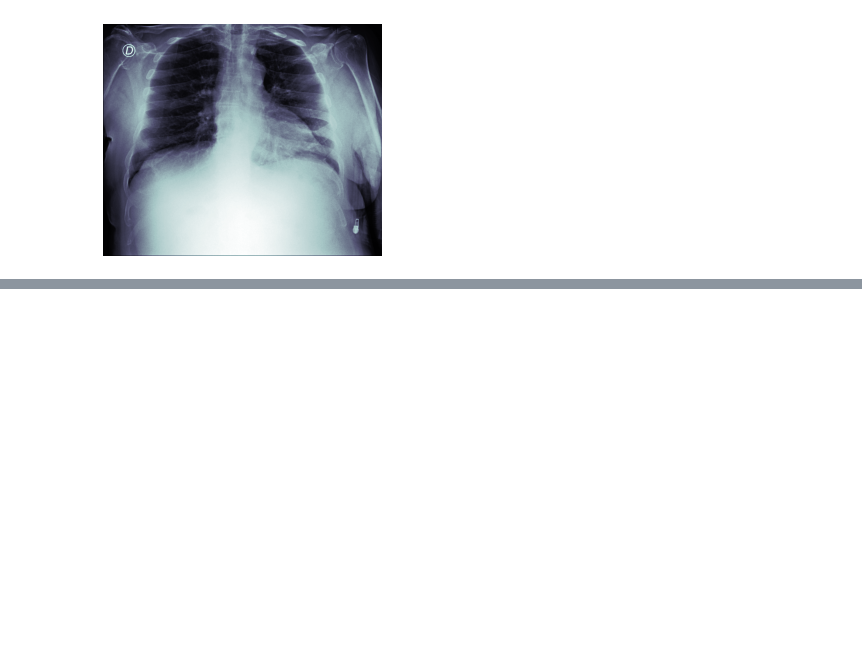
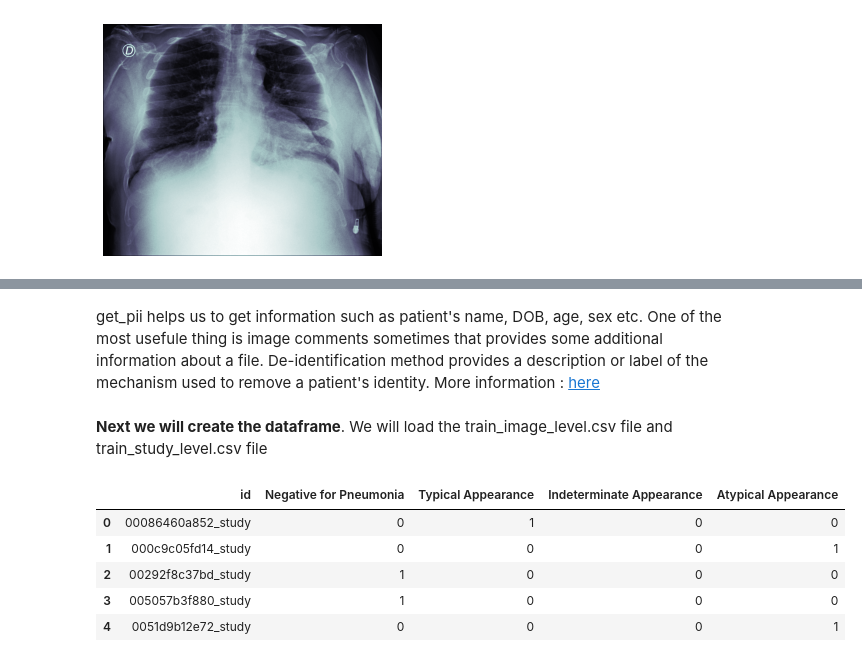
Before and after one commit to rajatpaliwal/SIIM-FISABIO-RSNA-COVID-19-Detection, a Jupyter notebook: Covid_19_detection_EDA.ipynb, the cells around one changed output, grey strips where cells are left out. Drawn from its saved outputs; the diff is of its cells as text; code cells hidden in the pictures; blank space fills up the shorter version.

```diff
--- a/Covid_19_detection_EDA.ipynb
+++ b/Covid_19_detection_EDA.ipynb
@@ -76,0 +174,18 @@ train_sample.show()
+# %% [markdown]
+get_pii helps us to get information such as patient's name, DOB, age, sex etc. One of the most usefule thing is image comments sometimes that provides some additional information about a file.
+De-identification method provides a description or label of the mechanism used to remove a patient's identity. More information : [here](https://dicom.innolitics.com/ciods/cr-image/patient/00120063)
+# %% [markdown]
+**Next we will create the dataframe**.
+We will load the train_image_level.csv file and train_study_level.csv file
+# %%
+train_image_level = pd.read_csv('dataset/train_image_level.csv')
+train_study_level= pd.read_csv('dataset/train_study_level.csv')
+# %%
+train_study_level.head()
+# %% [output]
+|  | id | Negative for Pneumonia | Typical Appearance | Indeterminate Appearance | Atypical Appearance |
+| 0 | 00086460a852_study | 0 | 1 | 0 | 0 |
+| 1 | 000c9c05fd14_study | 0 | 0 | 0 | 1 |
+| 2 | 00292f8c37bd_study | 1 | 0 | 0 | 0 |
+| 3 | 005057b3f880_study | 1 | 0 | 0 | 0 |
+| 4 | 0051d9b12e72_study | 0 | 0 | 0 | 1 |
```
Also changed, not shown: parts of 25 cells of this notebook.
